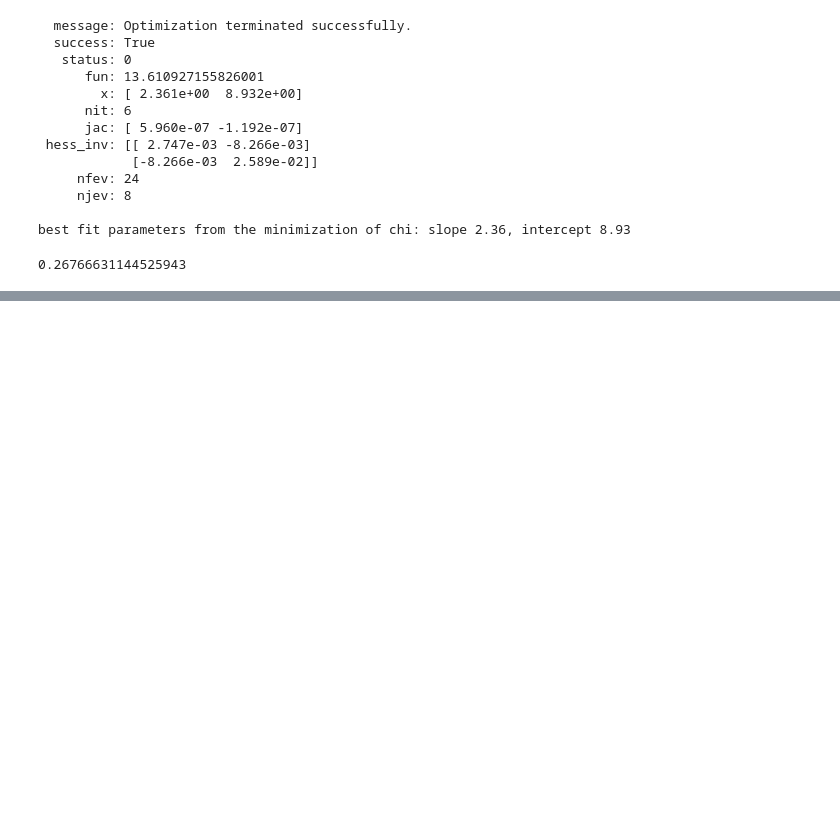
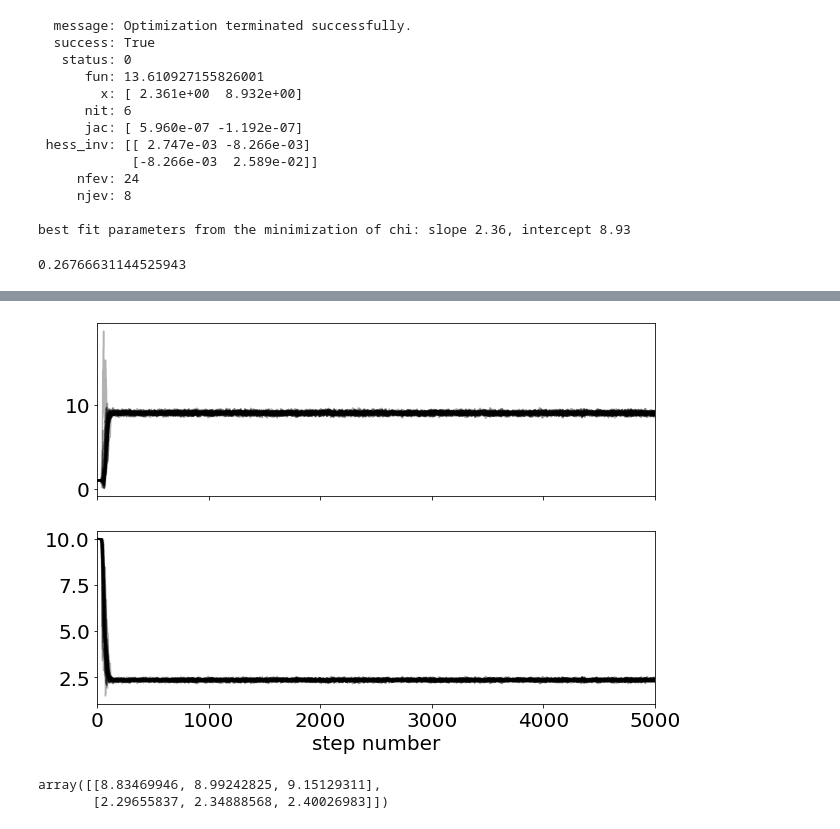
Before and after one commit to massimocipressi/MLPNS_MCipressi, a Jupyter notebook: linearRegression/FittingLineToGRBAfterglows_instructions.ipynb, the cells around one changed output, grey strips where cells are left out. Saved outputs shown, nothing was run; the diff lists cells and outputs as text; code cells hidden in the pictures; blank space fills up the shorter version.

```diff
--- a/linearRegression/FittingLineToGRBAfterglows_instructions.ipynb
+++ b/linearRegression/FittingLineToGRBAfterglows_instructions.ipynb
@@ -377,0 +440,16 @@ l2(chiSolution.x,x_test,y_test)
+# %%
+#è il log(posterior)
+#anche qui il primo parametro devono essere le cose da ottimizzare
+def log_probability(theta,x,y,yerr):
+  lp = log_prior(theta)
+  if not np.isfinite(lp):
+    return -np.inf
+  return lp+log_likelihood(theta,x,y,yerr)
+# %%
+ig = [1,10] #condizioni iniziali generiche
+nwalker = 32 #iperparametri
+ndim = len(ig)
+#voglio mettere del rumore nell'inizio delle varie catene
+np.random.seed(4444)
+pos = np.array(ig)+ 1e-4 * np.random.randn(nwalker,ndim)
+pos.shape
@@ -377,0 +458,4 @@ l2(chiSolution.x,x_test,y_test)
+# %%
+sampler = emcee.EnsembleSampler(nwalker,ndim,log_probability,args=(x, y, errori))
+# %%
+sampler.run_mcmc(pos,5000,progress=True)
@@ -377,0 +485,20 @@ l2(chiSolution.x,x_test,y_test)
+# %%
+fig, axes = plt.subplots(ndim, figsize=(10, 7), sharex=True)
+samples = sampler.get_chain()
+for i in range(ndim):
+    ax = axes[i]
+    ax.plot(samples[:, :, i], "k", alpha=0.3)
+    ax.set_xlim(0, len(samples))
+    ax.yaxis.set_label_coords(-0.1, 0.5)
+axes[-1].set_xlabel("step number");
+# %% [output]
+[figure, added]
+# %%
+mcmc = np.zeros((ndim, 3))
+for i in range(ndim):
+  #questo mi dà dei range con la percentuale che metto ma bo
+  mcmc[i] = np.percentile( flat_samples[:,i], [16, 50, 84])
+mcmc
+# %% [output]
+array([[8.83469946, 8.99242825, 9.15129311],
+       [2.29655837, 2.34888568, 2.40026983]])
```
Also changed, not shown: parts of 11 cells of this notebook.
